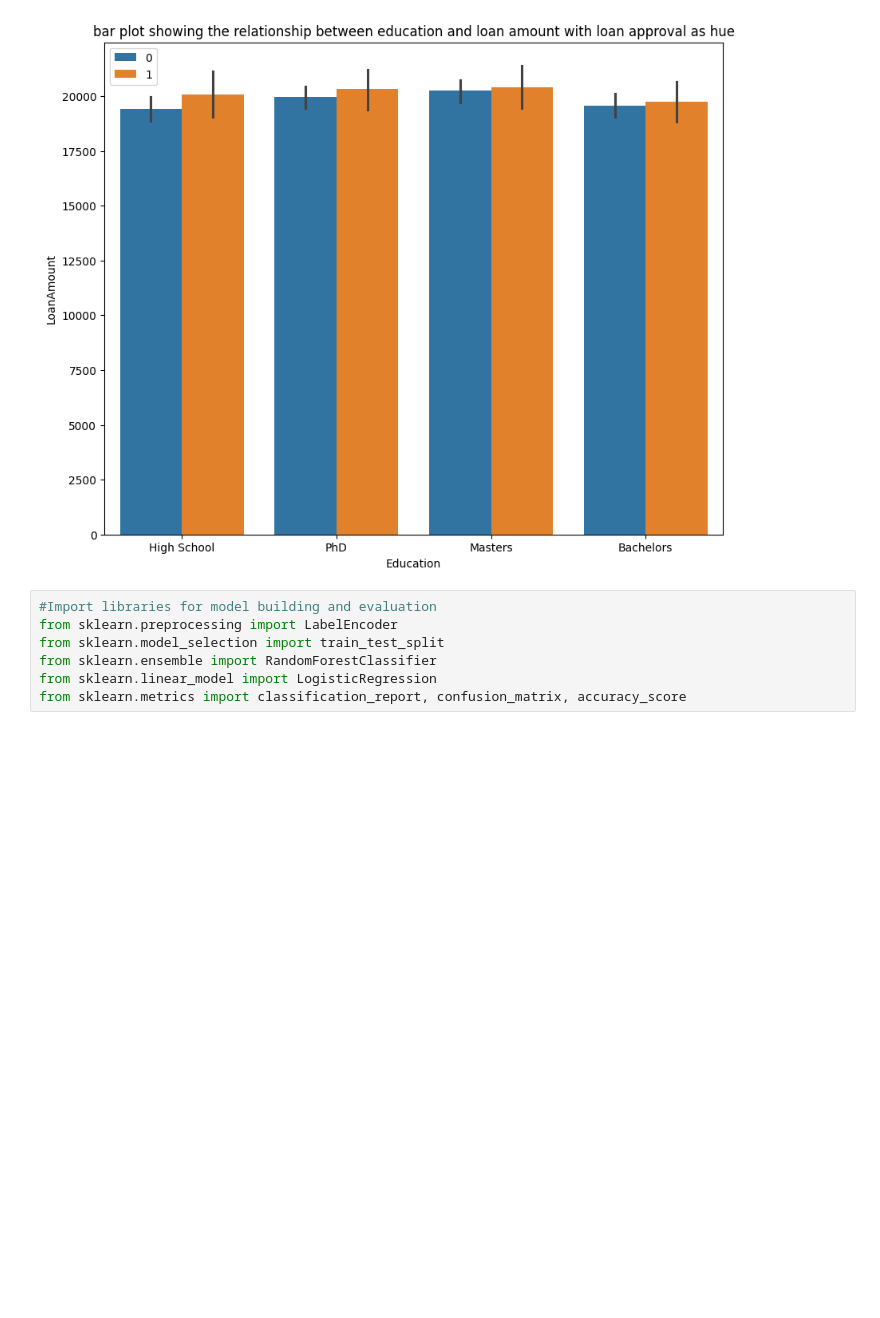
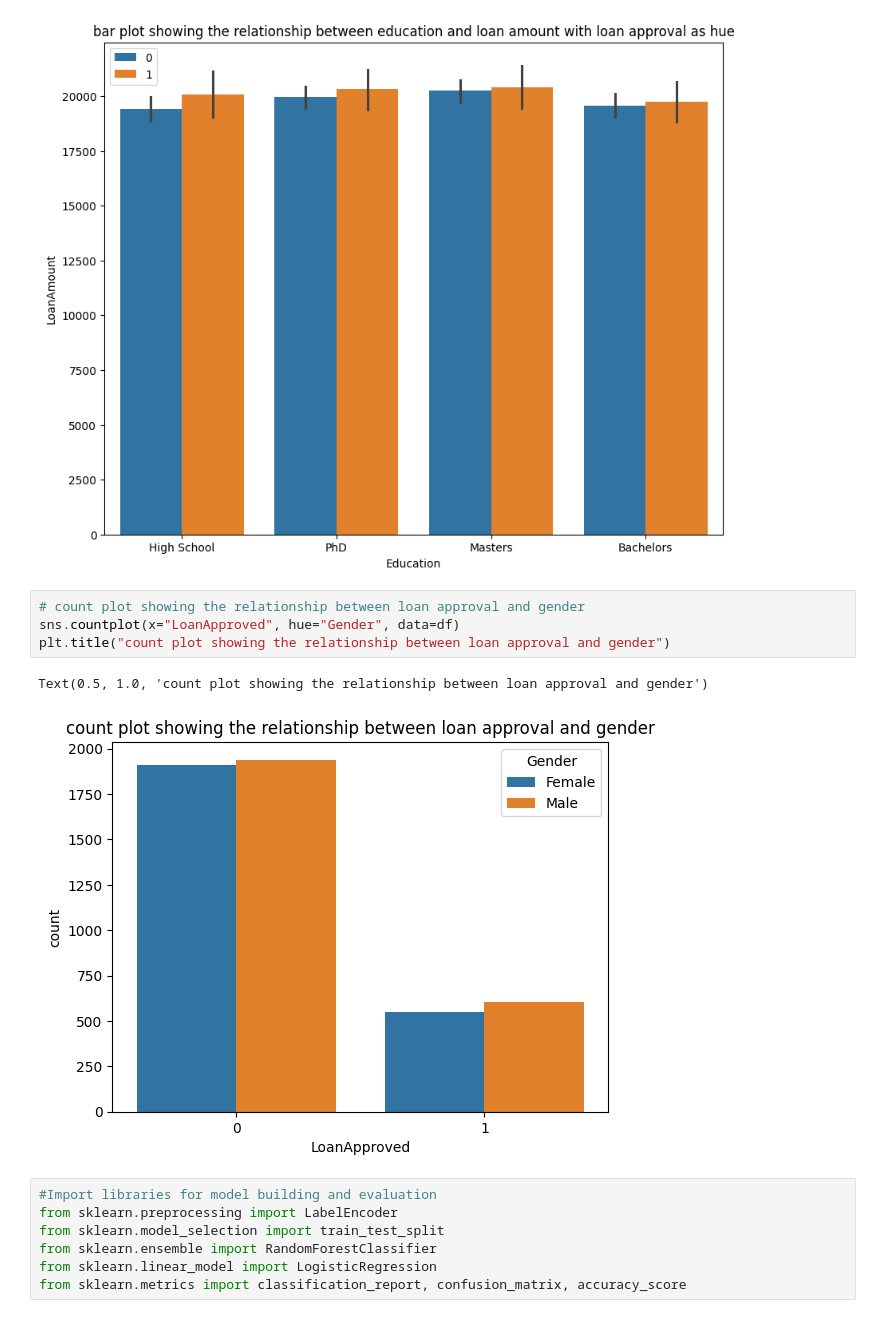
Before and after one commit to AustinMaithya/credit-risk-and-loan-default-analysis, a Jupyter notebook: project.ipynb, the cells around one changed output. Drawn from its saved outputs; the diff is of its cells as text; blank space fills up the shorter version.

```diff
--- a/project.ipynb
+++ b/project.ipynb
@@ -218,6 +218,13 @@ plt.legend()
 plt.show()
 # %% [output]
 [figure]
+# %%
+# count plot showing the relationship between loan approval and gender
+sns.countplot(x="LoanApproved", hue="Gender", data=df)
+plt.title("count plot showing the relationship between loan approval and gender")
+# %% [output]
+Text(0.5, 1.0, 'count plot showing the relationship between loan approval and gender')
+[figure, added]
 # %%
 #Import libraries for model building and evaluation
 from sklearn.preprocessing import LabelEncoder
```
Also changed, not shown: parts of 1 cell of this notebook, 1 other file.
